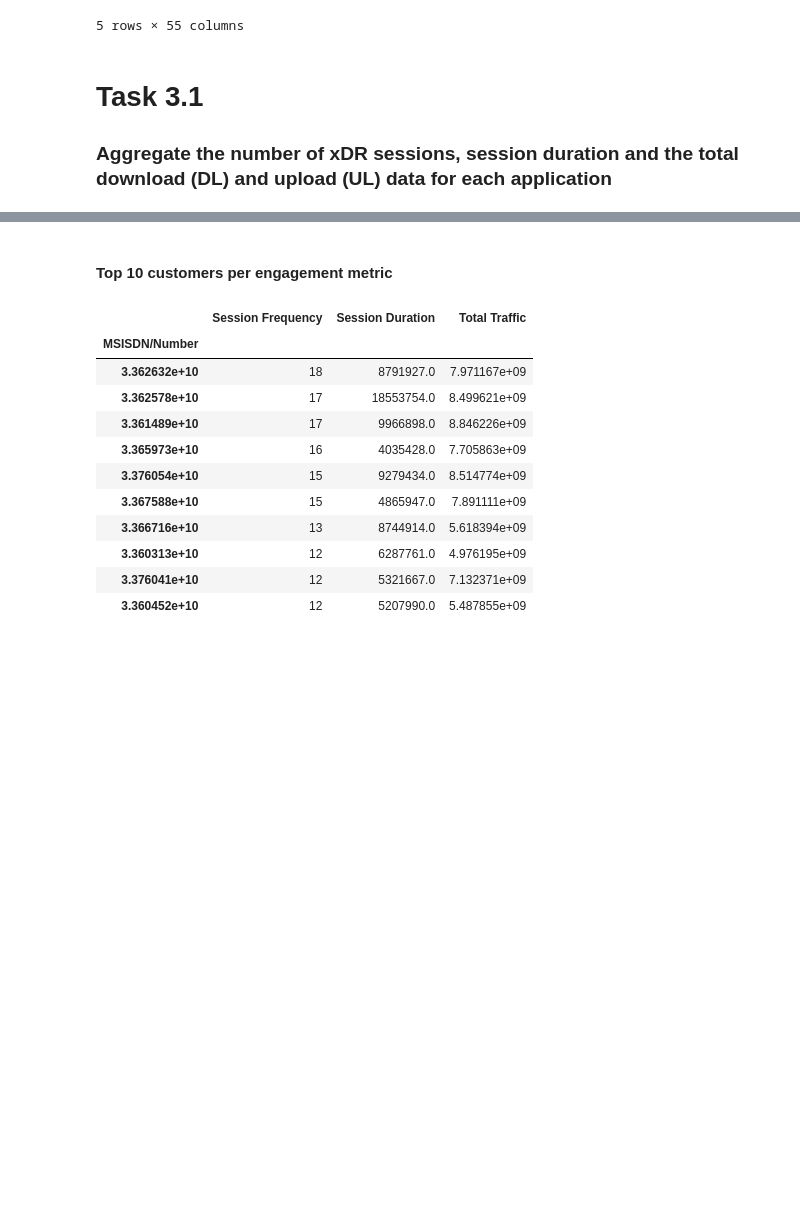
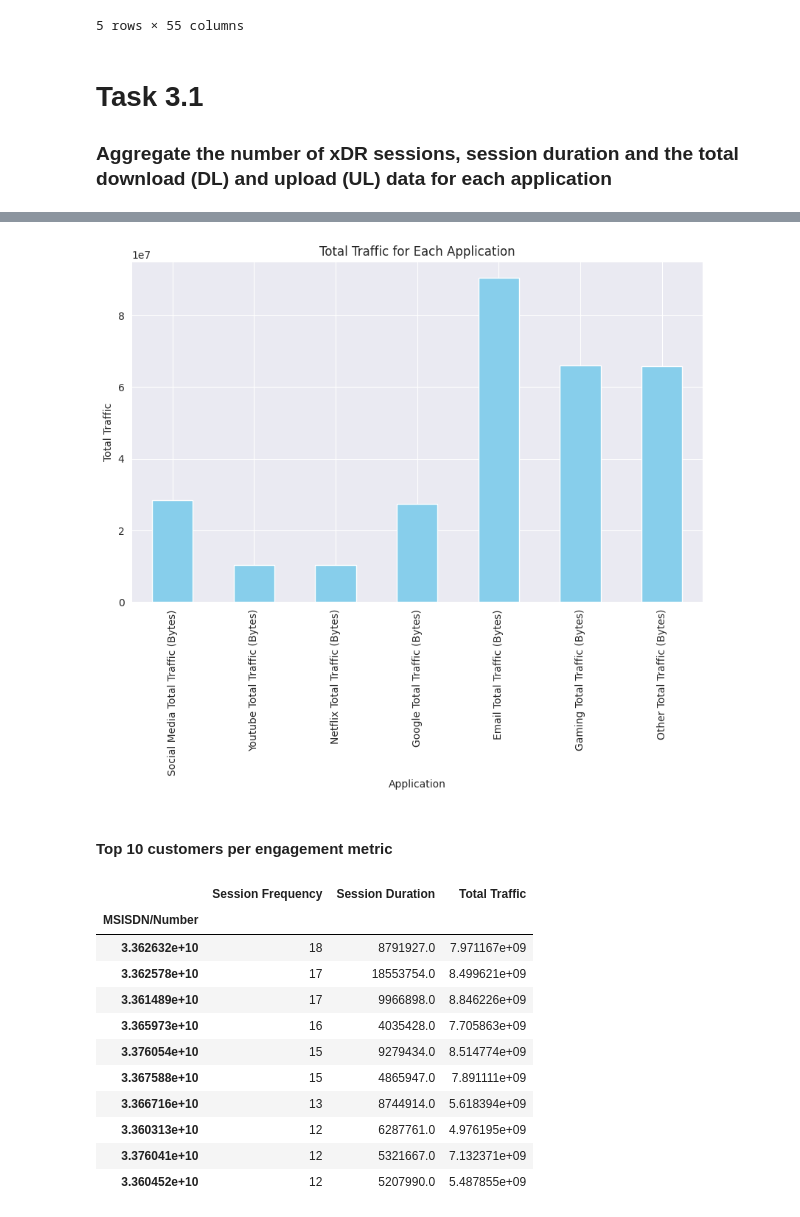
Before and after one commit to hillaryke/Telecom-User-Analytics, a Jupyter notebook: notebooks/task3-user-engagement.ipynb, the cells around one changed output, grey strips where cells are left out. Saved outputs shown, nothing was run; the diff lists cells and outputs as text; code cells hidden in the pictures; blank space fills up the shorter version.

```diff
--- a/notebooks/task3-user-engagement.ipynb
+++ b/notebooks/task3-user-engagement.ipynb
@@ -27,3 +112,15 @@ engagement_metrics.columns = ['Session Frequency', 'Session Duration', 'Total Tr
+# %%
+# Viualize the aggregate and total download and upload for each application
+import matplotlib.pyplot as plt
+
+# Plot the total traffic for each application
+app_traffic.sum().plot(kind='bar', figsize=(10, 6), color='skyblue')
+plt.title('Total Traffic for Each Application')
+plt.xlabel('Application')
+plt.ylabel('Total Traffic')
+plt.show()
+# %% [output]
+[figure, added]
 # %% [markdown]
 #### Top 10 customers per engagement metric
 # %%
```
Also changed, not shown: parts of 12 cells of this notebook, 2 other files.
